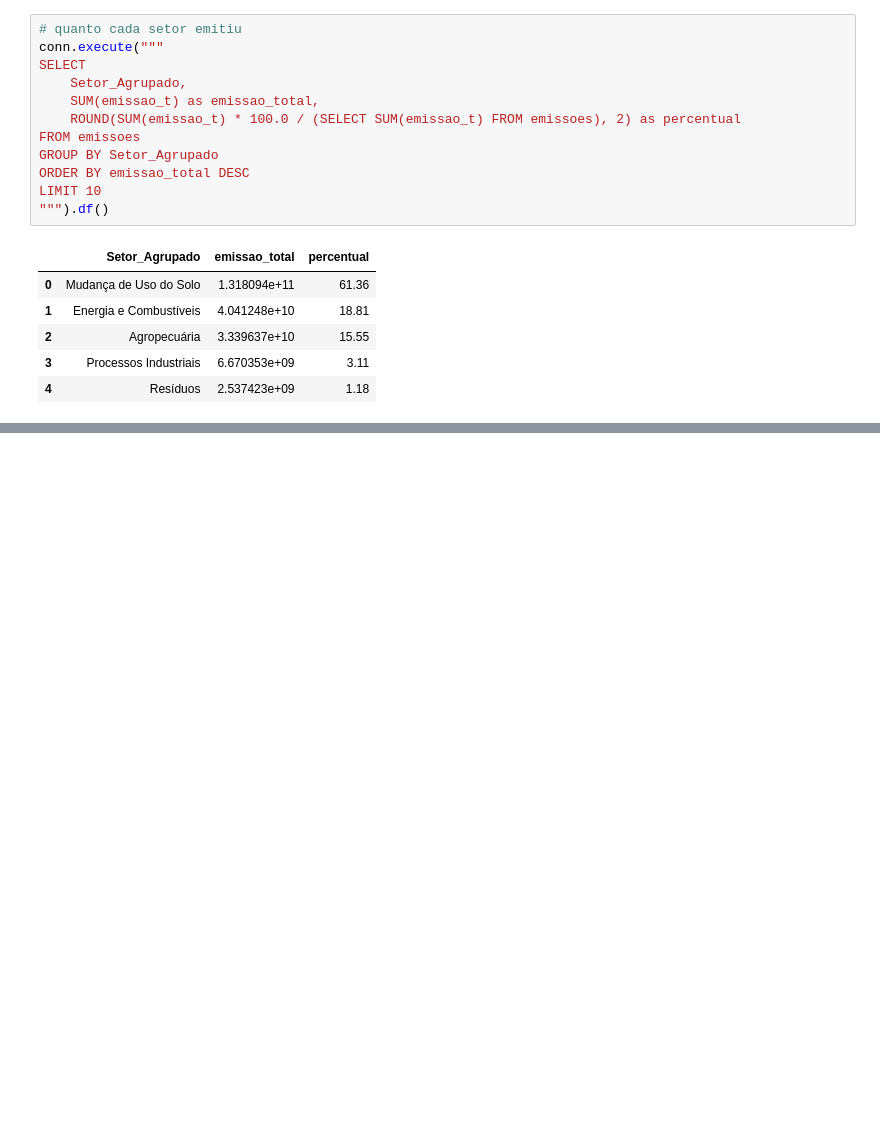
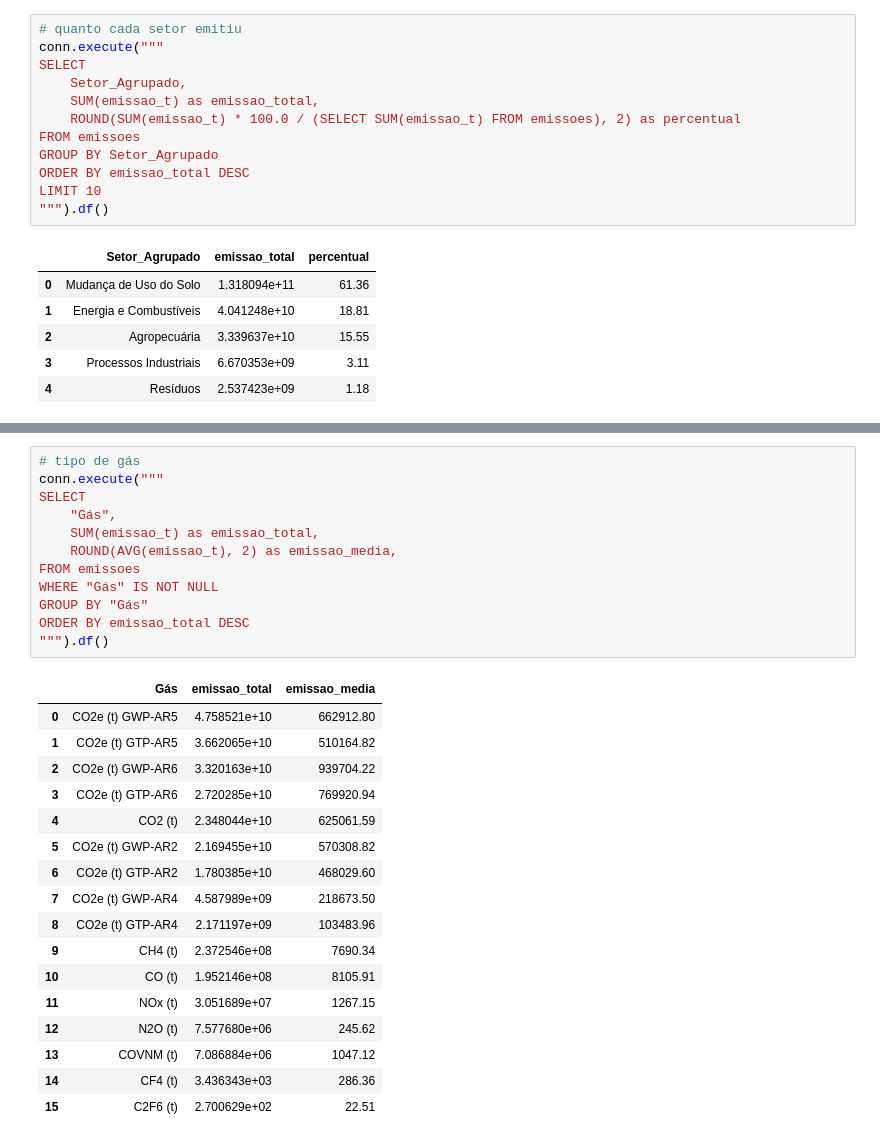
Before and after one commit to vivsoliveira/emissoes_gee, a Jupyter notebook: Dados por município 12.0/spark.ipynb, the cells around one changed output, grey strips where cells are left out. Saved outputs shown, nothing was run; the diff lists cells and outputs as text; blank space fills up the shorter version.

```diff
--- a/Dados por município 12.0/spark.ipynb
+++ b/Dados por município 12.0/spark.ipynb
@@ -190,0 +318,30 @@ LIMIT 20
+# %%
+# tipo de gás
+conn.execute("""
+SELECT
+    "Gás",
+    SUM(emissao_t) as emissao_total,
+    ROUND(AVG(emissao_t), 2) as emissao_media,
+FROM emissoes
+WHERE "Gás" IS NOT NULL
+GROUP BY "Gás"
+ORDER BY emissao_total DESC
+""").df()
+# %% [output]
+|  | Gás | emissao_total | emissao_media |
+| 0 | CO2e (t) GWP-AR5 | 4.758521e+10 | 662912.80 |
+| 1 | CO2e (t) GTP-AR5 | 3.662065e+10 | 510164.82 |
+| 2 | CO2e (t) GWP-AR6 | 3.320163e+10 | 939704.22 |
+| 3 | CO2e (t) GTP-AR6 | 2.720285e+10 | 769920.94 |
+| 4 | CO2 (t) | 2.348044e+10 | 625061.59 |
+| 5 | CO2e (t) GWP-AR2 | 2.169455e+10 | 570308.82 |
+| 6 | CO2e (t) GTP-AR2 | 1.780385e+10 | 468029.60 |
+| 7 | CO2e (t) GWP-AR4 | 4.587989e+09 | 218673.50 |
+| 8 | CO2e (t) GTP-AR4 | 2.171197e+09 | 103483.96 |
+| 9 | CH4 (t) | 2.372546e+08 | 7690.34 |
+| 10 | CO (t) | 1.952146e+08 | 8105.91 |
+| 11 | NOx (t) | 3.051689e+07 | 1267.15 |
+| 12 | N2O (t) | 7.577680e+06 | 245.62 |
+| 13 | COVNM (t) | 7.086884e+06 | 1047.12 |
+| 14 | CF4 (t) | 3.436343e+03 | 286.36 |
+| 15 | C2F6 (t) | 2.700629e+02 | 22.51 |
```
Also changed, not shown: parts of 8 cells of this notebook.
